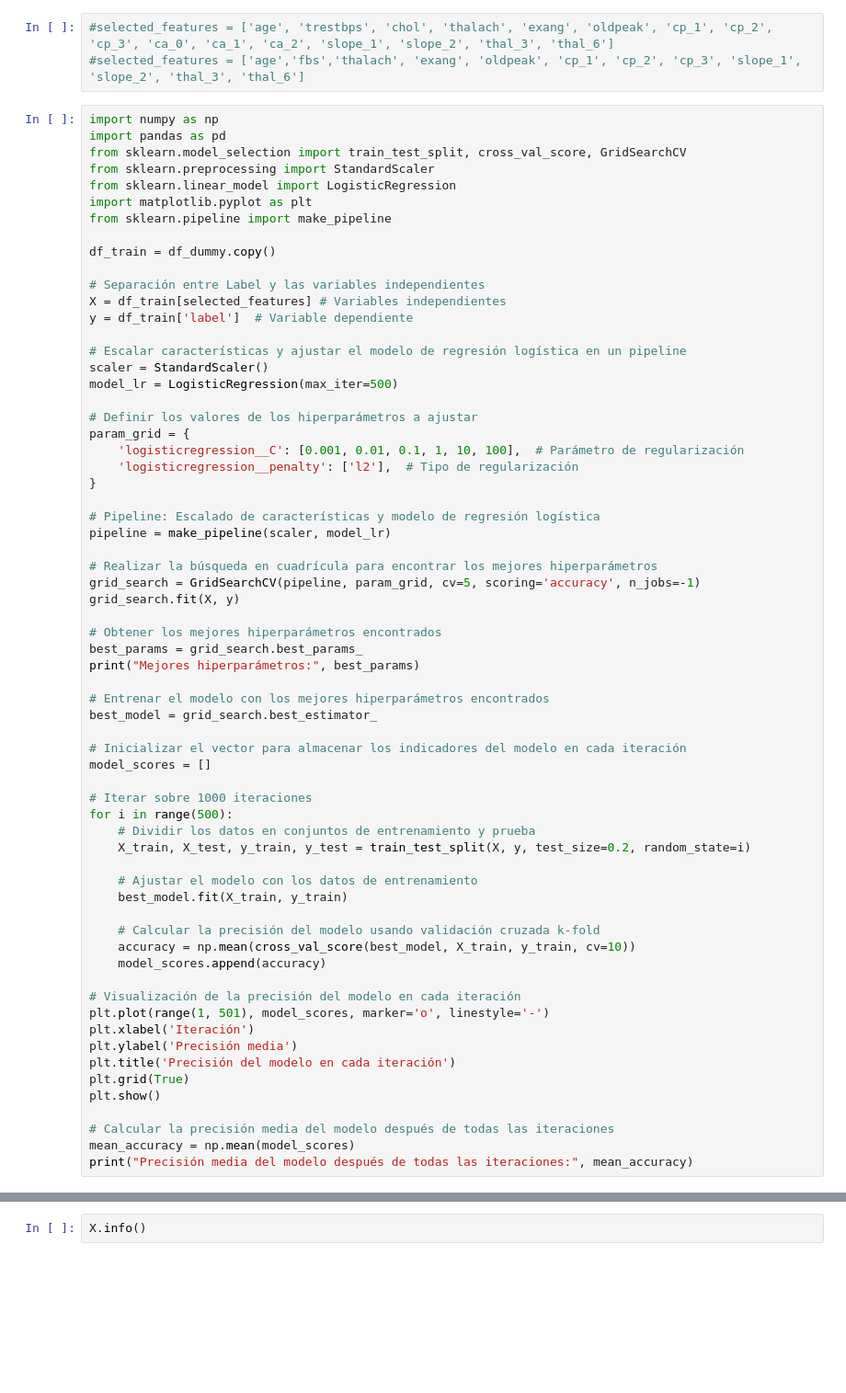
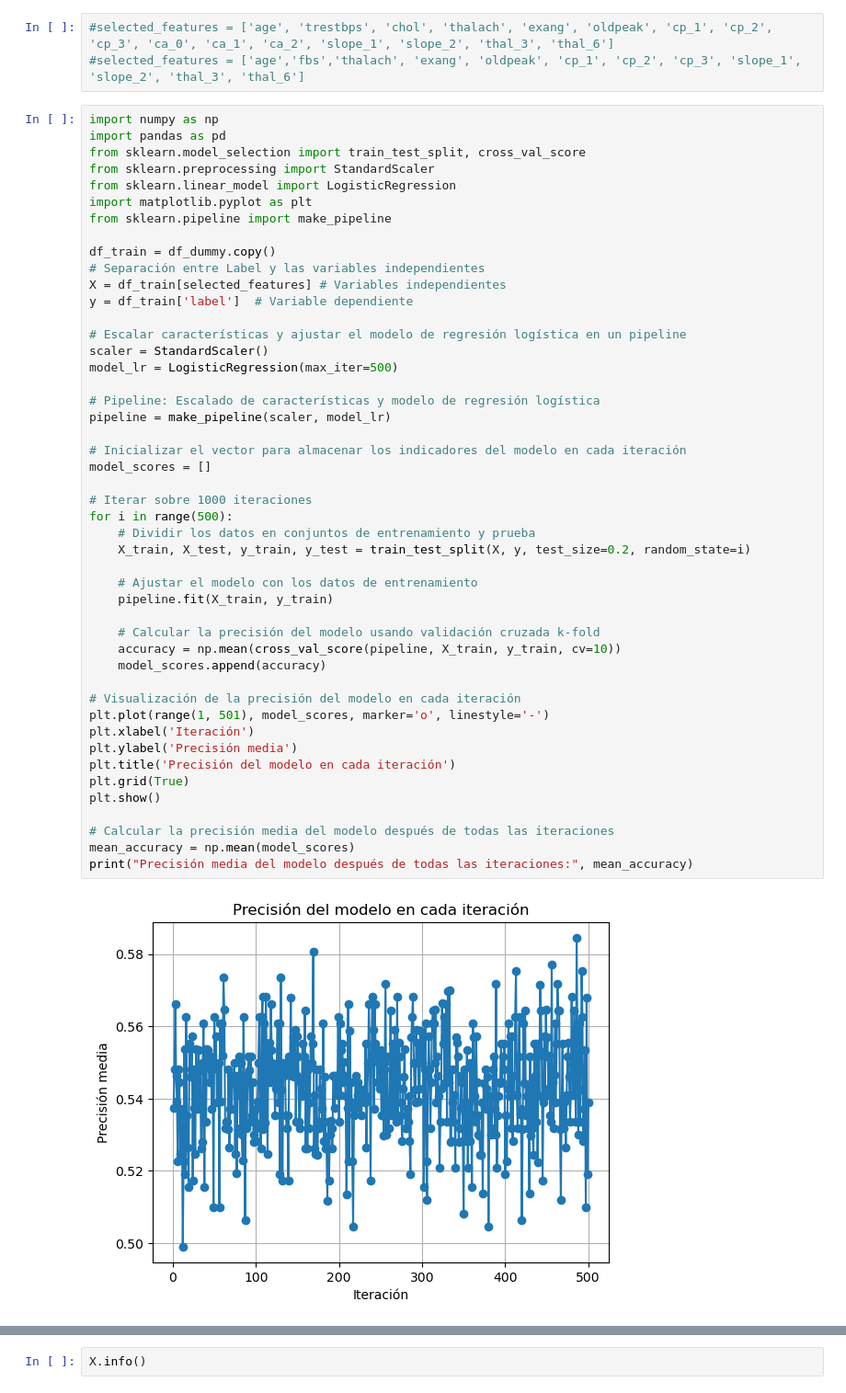
Before and after one commit to cmarty02/DATACADABRA_DataProject_3, a Jupyter notebook: data_raw/Data_Project_3_Cris.ipynb, the cells around one changed output, grey strips where cells are left out. Shown at 92% size. Saved outputs shown, nothing was run; the diff lists cells and outputs as text; blank space fills up the shorter version.

```diff
--- a/data_raw/Data_Project_3_Cris.ipynb
+++ b/data_raw/Data_Project_3_Cris.ipynb
@@ -2005,14 +2005,13 @@ El código ajusta un modelo de regresión logística a datos escalados usando un
 # %%
 import numpy as np
 import pandas as pd
-from sklearn.model_selection import train_test_split, cross_val_score, GridSearchCV
+from sklearn.model_selection import train_test_split, cross_val_score
 from sklearn.preprocessing import StandardScaler
 from sklearn.linear_model import LogisticRegression
 import matplotlib.pyplot as plt
 from sklearn.pipeline import make_pipeline
 
 df_train = df_dummy.copy()
-
 # Separación entre Label y las variables independientes
 X = df_train[selected_features] # Variables independientes
 y = df_train['label']  # Variable dependiente
@@ -2021,50 +2020,34 @@ y = df_train['label']  # Variable dependiente
 scaler = StandardScaler()
 model_lr = LogisticRegression(max_iter=500)
 
-# Definir los valores de los hiperparámetros a ajustar
-param_grid = {
-    'logisticregression__C': [0.001, 0.01, 0.1, 1, 10, 100],  # Parámetro de regularización
-    'logisticregression__penalty': ['l2'],  # Tipo de regularización
-}
-
 # Pipeline: Escalado de características y modelo de regresión logística
 pipeline = make_pipeline(scaler, model_lr)
-
-# Realizar la búsqueda en cuadrícula para encontrar los mejores hiperparámetros
-grid_search = GridSearchCV(pipeline, param_grid, cv=5, scoring='accuracy', n_jobs=-1)
-grid_search.fit(X, y)
-
-# Obtener los mejores hiperparámetros encontrados
-best_params = grid_search.best_params_
-print("Mejores hiperparámetros:", best_params)
-
-# Entrenar el modelo con los mejores hiperparámetros encontrados
-best_model = grid_search.best_estimator_
 
 # Inicializar el vector para almacenar los indicadores del modelo en cada iteración
 model_scores = []
 
 # Iterar sobre 1000 iteraciones
 for i in range(500):
     # Dividir los datos en conjuntos de entrenamiento y prueba
     X_train, X_test, y_train, y_test = train_test_split(X, y, test_size=0.2, random_state=i)
 
     # Ajustar el modelo con los datos de entrenamiento
-    best_model.fit(X_train, y_train)
+    pipeline.fit(X_train, y_train)
 
     # Calcular la precisión del modelo usando validación cruzada k-fold
-    accuracy = np.mean(cross_val_score(best_model, X_train, y_train, cv=10))
+    accuracy = np.mean(cross_val_score(pipeline, X_train, y_train, cv=10))
     model_scores.append(accuracy)
 
 # Visualización de la precisión del modelo en cada iteración
 plt.plot(range(1, 501), model_scores, marker='o', linestyle='-')
 plt.xlabel('Iteración')
 plt.ylabel('Precisión media')
 plt.title('Precisión del modelo en cada iteración')
 plt.grid(True)
 plt.show()
 
 # Calcular la precisión media del modelo después de todas las iteraciones
 mean_accuracy = np.mean(model_scores)
 print("Precisión media del modelo después de todas las iteraciones:", mean_accuracy)
 # %% [output]
+[figure, added]
```
Also changed, not shown: parts of 5 cells of this notebook.
